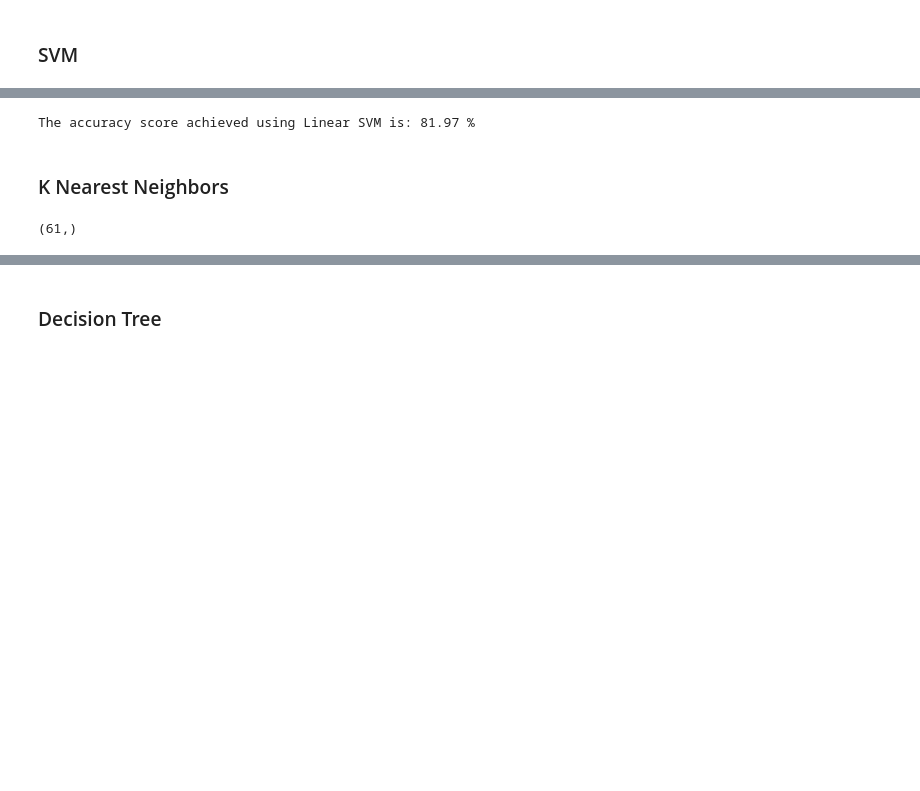
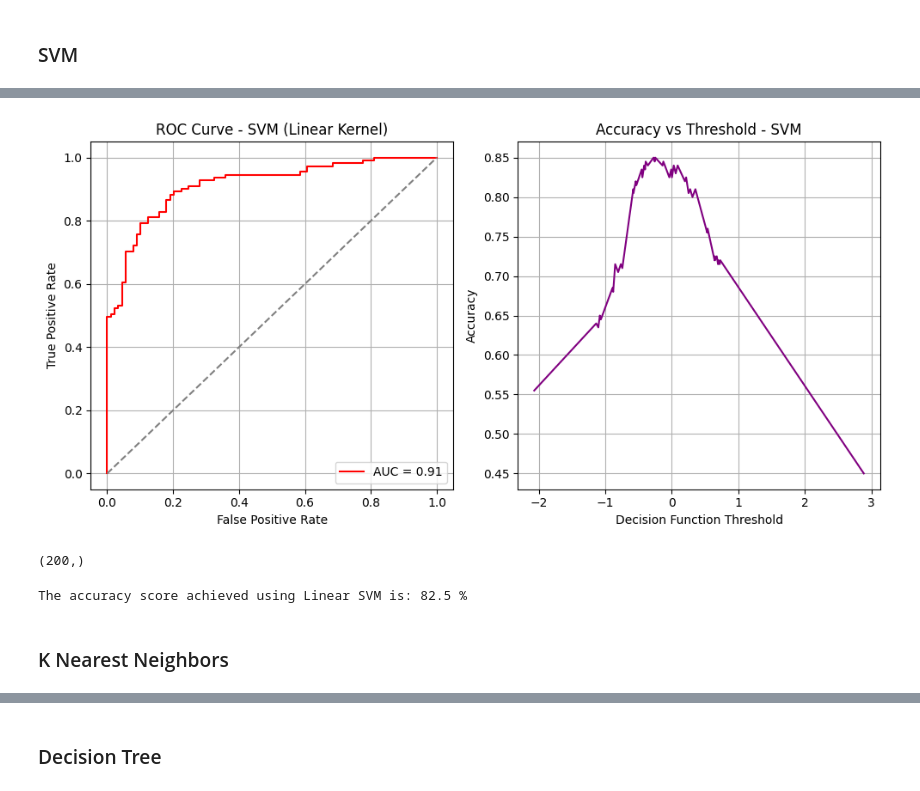
Before and after one commit to Rohitchand-01/heart-disease, a Jupyter notebook: ai/Heart_disease_prediction.ipynb, the cells around one changed output, grey strips where cells are left out. Drawn from its saved outputs; the diff is of its cells as text; code cells hidden in the pictures; blank space fills up the shorter version.

```diff
--- a/ai/Heart_disease_prediction.ipynb
+++ b/ai/Heart_disease_prediction.ipynb
@@ -421,8 +513,71 @@ Y_pred_svm.shape
+# %%
+from sklearn.svm import LinearSVC
+from sklearn.model_selection import train_test_split
+from sklearn.datasets import make_classification
+from sklearn.metrics import roc_curve, auc, accuracy_score
+import matplotlib.pyplot as plt
+import numpy as np
+
+# 1. Generate some sample data (replace with your actual data)
+X, y = make_classification(n_samples=1000, n_features=10, random_state=42)
+X_train, X_test, Y_train, Y_test = train_test_split(X, y, test_size=0.2, random_state=42)
+
+# 2. Instantiate the LinearSVC model
+sv = LinearSVC(random_state=42)
+
+# 3. Train the model
+sv.fit(X_train, Y_train)
+
+# Now you can run the code to plot the ROC curve and accuracy
+Y_scores_svm = sv.decision_function(X_test)
+fpr_svm, tpr_svm, thresholds_svm = roc_curve(Y_test, Y_scores_svm)
+roc_auc_svm = auc(fpr_svm, tpr_svm)
+
+# Convert decision function scores to predictions based on threshold
+accuracy_scores_svm = []
+for thresh in thresholds_svm:
+    Y_pred_thresh_svm = (Y_scores_svm >= thresh).astype(int)
+    accuracy_scores_svm.append(accuracy_score(Y_test, Y_pred_thresh_svm))
+
+# Plot ROC curve
+plt.figure(figsize=(10, 5))
+plt.subplot(1, 2, 1)
+plt.plot(fpr_svm, tpr_svm, color='red', label=f'AUC = {roc_auc_svm:.2f}')
+plt.plot([0, 1], [0, 1], linestyle='--', color='gray')
+plt.xlabel('False Positive Rate')
+plt.ylabel('True Positive Rate')
+plt.title('ROC Curve - SVM (Linear Kernel)')
+plt.legend(loc='lower right')
+plt.grid(True)
+
+# Plot Accuracy vs Threshold
+plt.subplot(1, 2, 2)
+plt.plot(thresholds_svm, accuracy_scores_svm, color='purple')
+plt.xlabel('Decision Function Threshold')
+plt.ylabel('Accuracy')
+plt.title('Accuracy vs Threshold - SVM')
+plt.grid(True)
+
+plt.tight_layout()
+plt.show()
+# %% [output]
+[figure, added]
+# %%
+# Assuming you have already imported and trained your SVM model (sv)
+# and have your test data (X_test)
+
+# Make predictions on the test set
+Y_pred_svm = sv.predict(X_test)
+
+# Now you can check the shape
+print(Y_pred_svm.shape)
+# %% [output]
+(200,)
 # %%
-score_svm = round(accuracy_score(Y_pred_svm,Y_test)*100,2)
+score_svm = round(accuracy_score(Y_pred_svm, Y_test) * 100, 2)
 
 print("The accuracy score achieved using Linear SVM is: "+str(score_svm)+" %")
 # %% [output]
-The accuracy score achieved using Linear SVM is: 81.97 %
+The accuracy score achieved using Linear SVM is: 82.5 %
 # %% [markdown]
 ### K Nearest Neighbors
@@ -435,4 +583,0 @@ Y_pred_knn=knn.predict(X_test)
-# %%
-Y_pred_knn.shape
-# %% [output]
-(61,)
```
Also changed, not shown: parts of 41 cells of this notebook, 7 other files.
